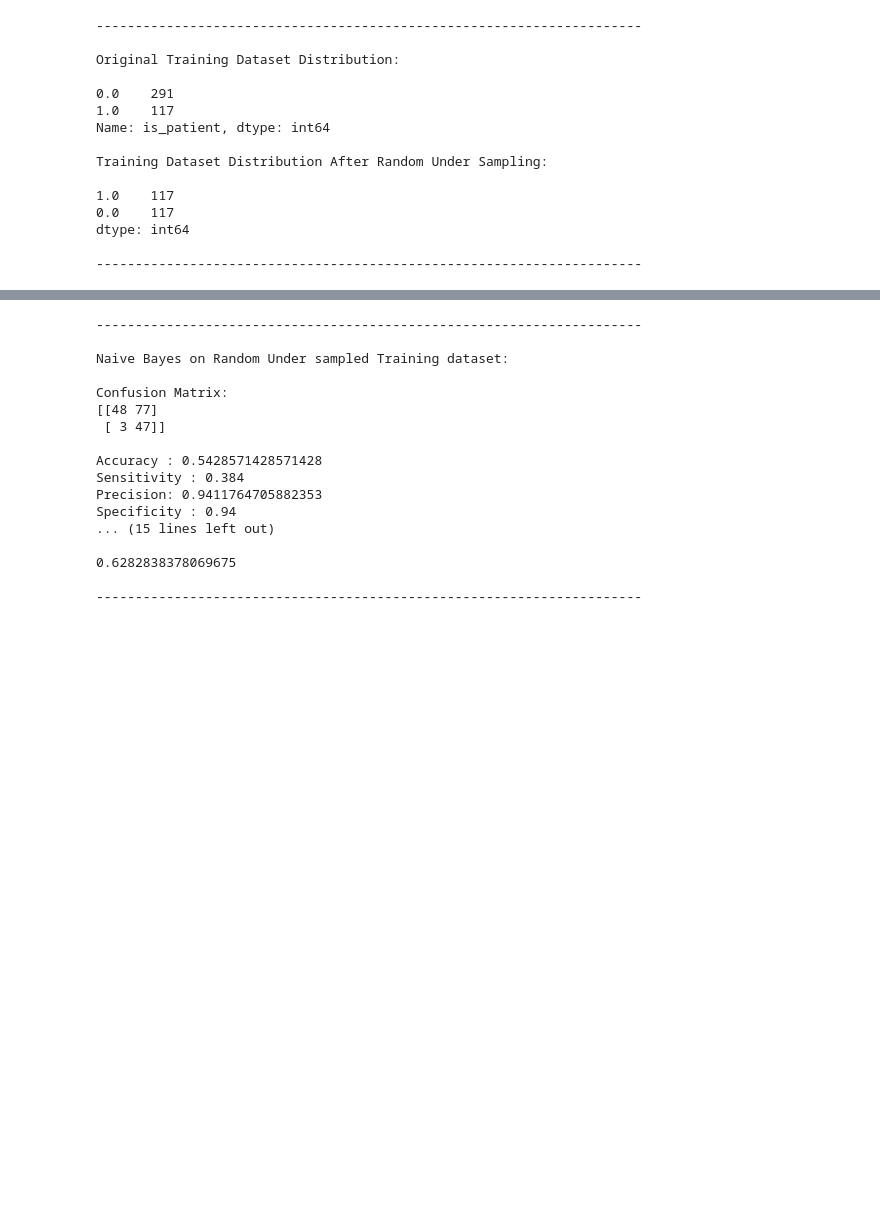
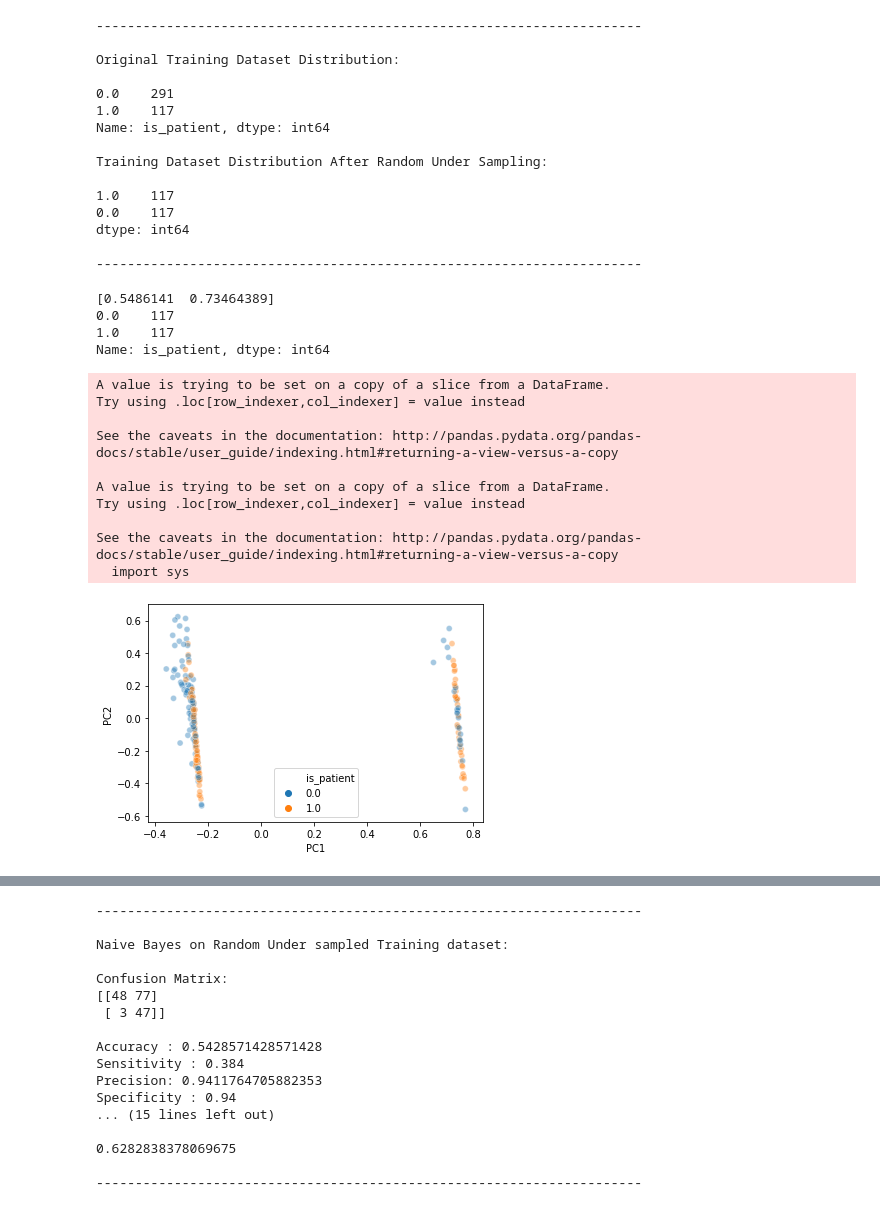
Before and after one commit to agrawalsam/FinalYearProject, a Jupyter notebook: ILPD.ipynb, the cells around one changed output, grey strips where cells are left out. Cells and saved outputs as stored; diff of their text form; code cells hidden in the pictures; blank space fills up the shorter version.

```diff
--- a/ILPD.ipynb
+++ b/ILPD.ipynb
@@ -574,0 +725,13 @@ Cross Validation of Voting Classifier on Original dataset:
+# %%
+print("\n----------------------------------------------------------------------\n")
+
+#XGBClassifier on the Original Dataset
+
+xgb_clf = XGBClassifier(objective='binary:logistic', booster='gblinear', n_estimators=10, seed=1)
+clfFitPredict(xgb_clf, X_train, X_test, y_train, y_test)
+
+#Cross Validation on XGBClassifier on Orginial datset
+print("\nCross Validation of XGBClassifier on Original dataset:")
+crossValidation(xgb_clf, X, y, 4)
+
+print("\n----------------------------------------------------------------------\n")
@@ -574,0 +1046,19 @@ Cross Validation of Voting Classifier on Original dataset:
+# %%
+#AdaBoostClassifier with SVC as base estimator
+
+param_grid = {'n_estimators': [16, 32, 64, 100, 300, 500, 800],
+              'learning_rate':[1, 0.5, 0.25, 0.1, 0.05, 0.01, 0.001],
+              'algorithm':['SAMME', 'SAMME.R']
+             }
+
+svc = SVC(kernel='sigmoid', gamma=0.001, C=1)
+ada_classifier_svc = AdaBoostClassifier(base_estimator=svc, random_state=0)
+
+random_adaboost_svc = RandomizedSearchCV(estimator=ada_classifier_svc, param_distributions=param_grid,
+                                     random_state=0, cv=10, scoring='accuracy',
+                                     refit=True, n_jobs=-1, verbose=False)
+
+random_adaboost_svc.fit(X_train, y_train.values.ravel())
+print("\nBest Score :",random_adaboost_svc.best_params_)
+print("\nBest Parameter :",random_adaboost_svc.best_score_)
+print("\nAccuracy Score :",accuracy_score(y_test, random_adaboost_svc.predict(X_test)))
@@ -1043,3 +2207,29 @@ Training Dataset Distribution After Random Under Sampling:
 dtype: int64
 
 ----------------------------------------------------------------------
+# %%
+#PCA for Random Under Sampled Dataset
+pca_random_under = PCA(n_components=2)
+X_pca_random_under = pca_random_under.fit_transform(X_train_rus)
+print(pca_random_under.explained_variance_ratio_.cumsum())
+y_temp_rus = y_train_rus
+y_temp_rus["PC1"] = X_pca_random_under[:,0]
+y_temp_rus["PC2"] = X_pca_random_under[:,1]
+sns.scatterplot(data=y_temp_rus, x="PC1", y="PC2", hue="is_patient", alpha=0.4)
+print(y_temp_rus["is_patient"].value_counts())
+# %% [output]
+[0.5486141  0.73464389]
+0.0    117
+1.0    117
+Name: is_patient, dtype: int64
+A value is trying to be set on a copy of a slice from a DataFrame.
+Try using .loc[row_indexer,col_indexer] = value instead
+
+See the caveats in the documentation: http://pandas.pydata.org/pandas-docs/stable/user_guide/indexing.html#returning-a-view-versus-a-copy
+
+A value is trying to be set on a copy of a slice from a DataFrame.
+Try using .loc[row_indexer,col_indexer] = value instead
+
+See the caveats in the documentation: http://pandas.pydata.org/pandas-docs/stable/user_guide/indexing.html#returning-a-view-versus-a-copy
+  import sys
+[figure, added]
```
Also changed, not shown: parts of 156 cells of this notebook.
